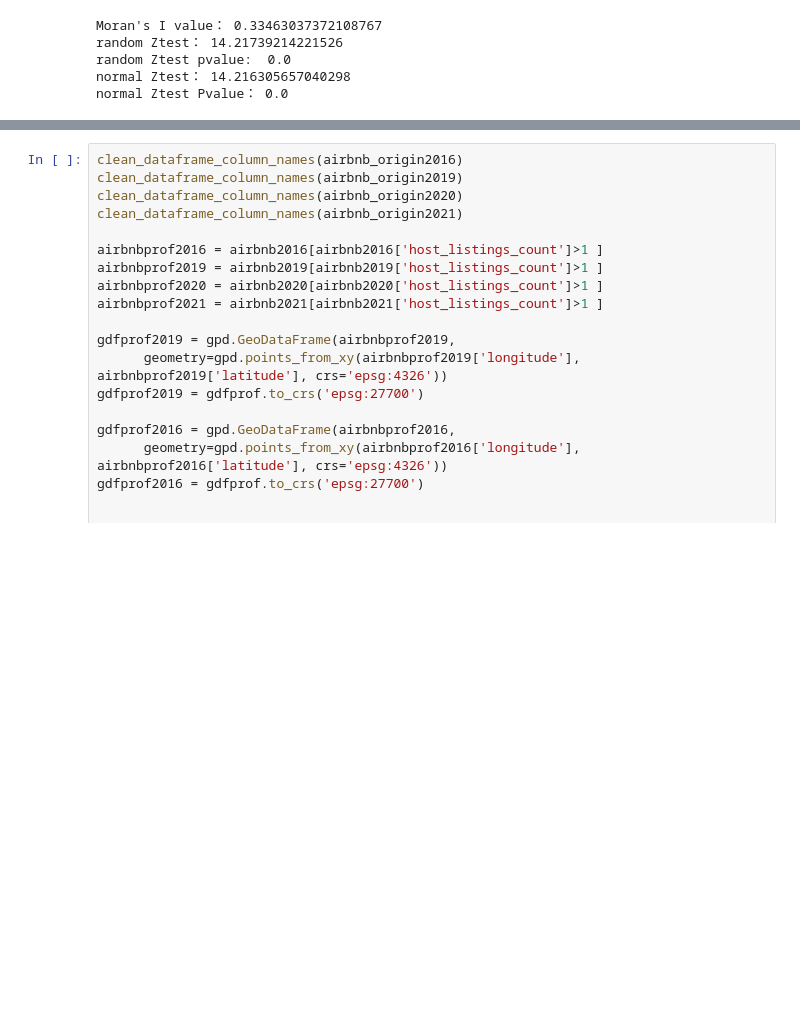
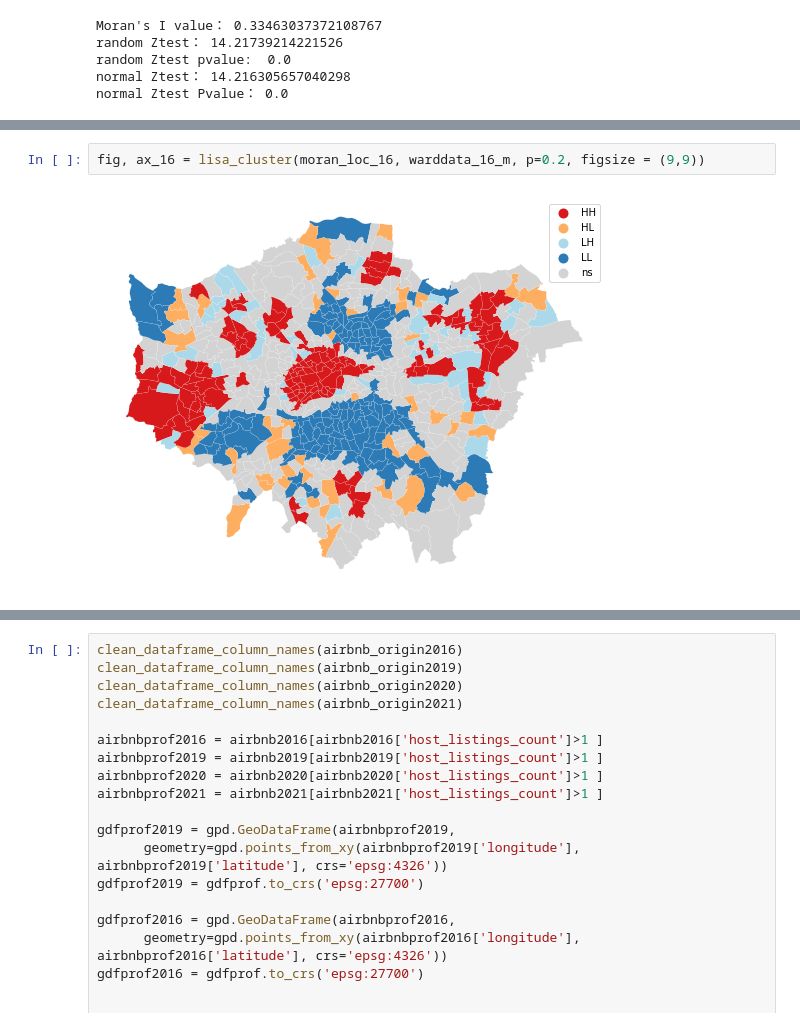
Before and after one commit to korentinchen/fsdsgroupwork, a Jupyter notebook: test.ipynb, the cells around one changed output, grey strips where cells are left out. Saved outputs shown, nothing was run; the diff lists cells and outputs as text; blank space fills up the shorter version.

```diff
--- a/test.ipynb
+++ b/test.ipynb
@@ -548,0 +553,4 @@ fig, ax = lisa_cluster(moran_loc_16, warddata_16_m, p=0.1, figsize = (9,9))
+# %%
+fig, ax_16 = lisa_cluster(moran_loc_16, warddata_16_m, p=0.2, figsize = (9,9))
+# %% [output]
+[figure, added]
```
Also changed, not shown: parts of 6 cells of this notebook.
